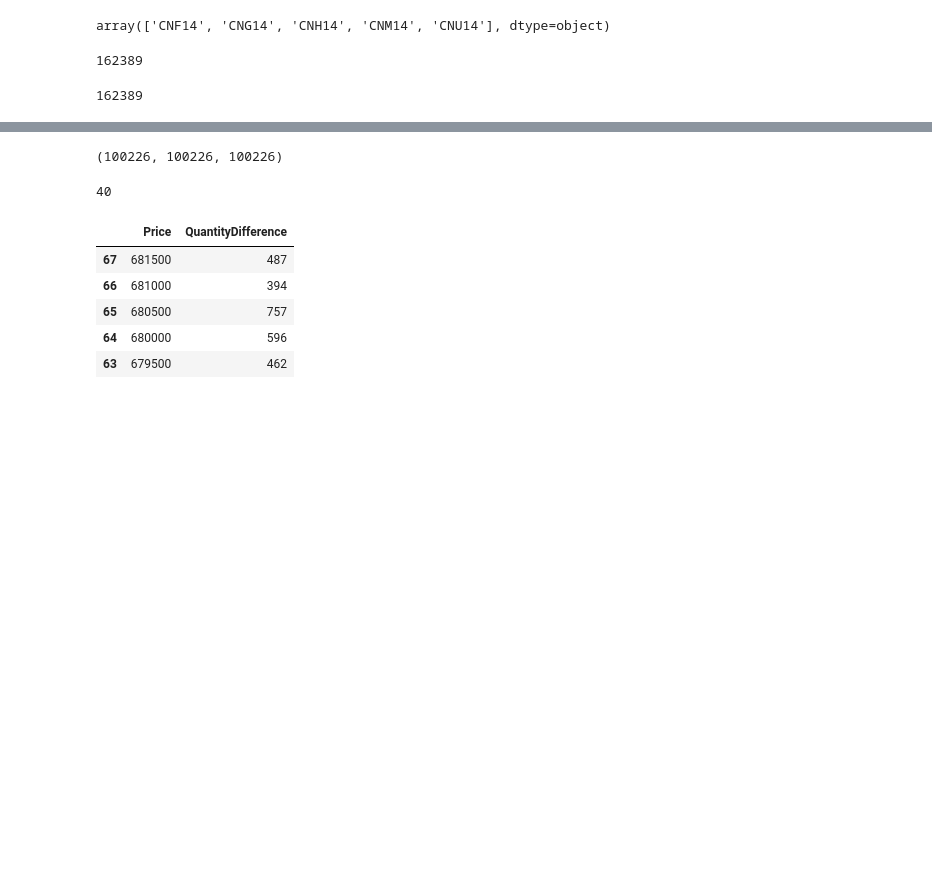
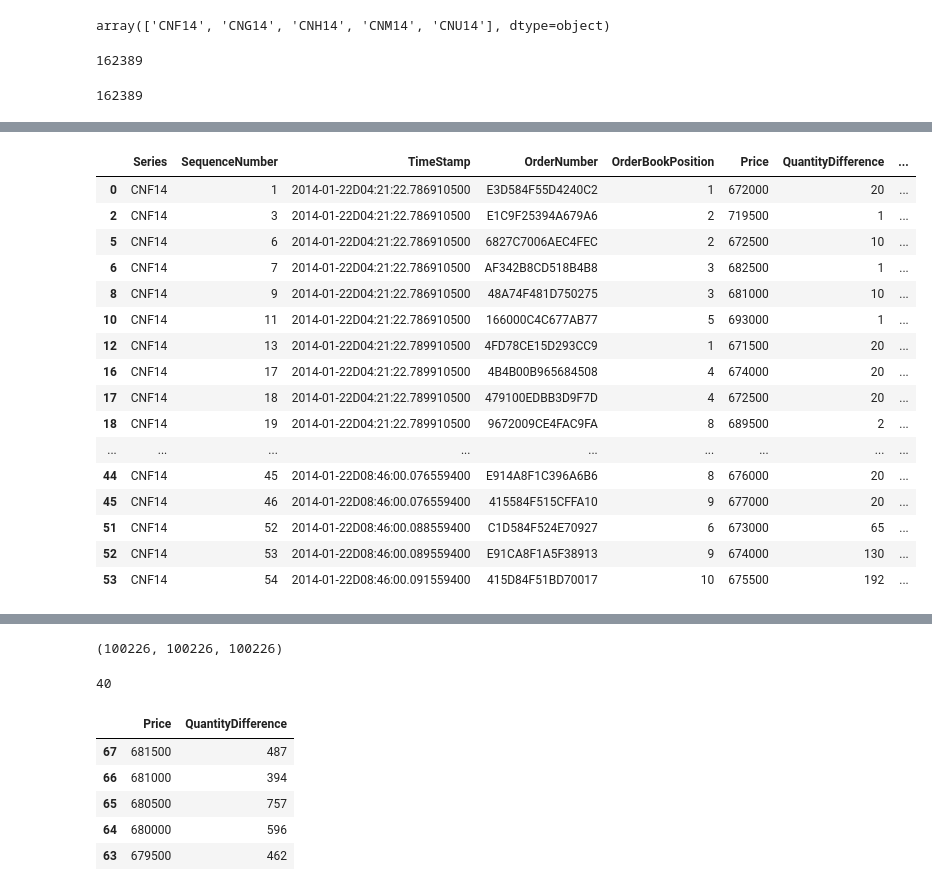
Before and after one commit to rorysroes/SGX-Full-OrderBook-Tick-Data-Trading-Strategy, a Jupyter notebook: CNF14_01_22.ipynb, the cells around one changed output, grey strips where cells are left out. Drawn from its saved outputs; the diff is of its cells as text; code cells hidden in the pictures; blank space fills up the shorter version.

```diff
--- a/CNF14_01_22.ipynb
+++ b/CNF14_01_22.ipynb
@@ -48,0 +603,20 @@ data
+# %%
+data[(data.BidOrAsk == 'A')].head(30)
+# %% [output]
+|  | Series | SequenceNumber | TimeStamp | OrderNumber | OrderBookPosition | Price | QuantityDifference | ... |
+| 0 | CNF14 | 1 | 2014-01-22D04:21:22.786910500 | E3D584F55D4240C2 | 1 | 672000 | 20 | ... |
+| 2 | CNF14 | 3 | 2014-01-22D04:21:22.786910500 | E1C9F25394A679A6 | 2 | 719500 | 1 | ... |
+| 5 | CNF14 | 6 | 2014-01-22D04:21:22.786910500 | 6827C7006AEC4FEC | 2 | 672500 | 10 | ... |
+| 6 | CNF14 | 7 | 2014-01-22D04:21:22.786910500 | AF342B8CD518B4B8 | 3 | 682500 | 1 | ... |
+| 8 | CNF14 | 9 | 2014-01-22D04:21:22.786910500 | 48A74F481D750275 | 3 | 681000 | 10 | ... |
+| 10 | CNF14 | 11 | 2014-01-22D04:21:22.786910500 | 166000C4C677AB77 | 5 | 693000 | 1 | ... |
+| 12 | CNF14 | 13 | 2014-01-22D04:21:22.789910500 | 4FD78CE15D293CC9 | 1 | 671500 | 20 | ... |
+| 16 | CNF14 | 17 | 2014-01-22D04:21:22.789910500 | 4B4B00B965684508 | 4 | 674000 | 20 | ... |
+| 17 | CNF14 | 18 | 2014-01-22D04:21:22.789910500 | 479100EDBB3D9F7D | 4 | 672500 | 20 | ... |
+| 18 | CNF14 | 19 | 2014-01-22D04:21:22.789910500 | 9672009CE4FAC9FA | 8 | 689500 | 2 | ... |
+| ... | ... | ... | ... | ... | ... | ... | ... | ... |
+| 44 | CNF14 | 45 | 2014-01-22D08:46:00.076559400 | E914A8F1C396A6B6 | 8 | 676000 | 20 | ... |
+| 45 | CNF14 | 46 | 2014-01-22D08:46:00.076559400 | 415584F515CFFA10 | 9 | 677000 | 20 | ... |
+| 51 | CNF14 | 52 | 2014-01-22D08:46:00.088559400 | C1D584F524E70927 | 6 | 673000 | 65 | ... |
+| 52 | CNF14 | 53 | 2014-01-22D08:46:00.089559400 | E91CA8F1A5F38913 | 9 | 674000 | 130 | ... |
+| 53 | CNF14 | 54 | 2014-01-22D08:46:00.091559400 | 415D84F51BD70017 | 10 | 675500 | 192 | ... |
```
Also changed, not shown: parts of 74 cells of this notebook, 7 other files.
